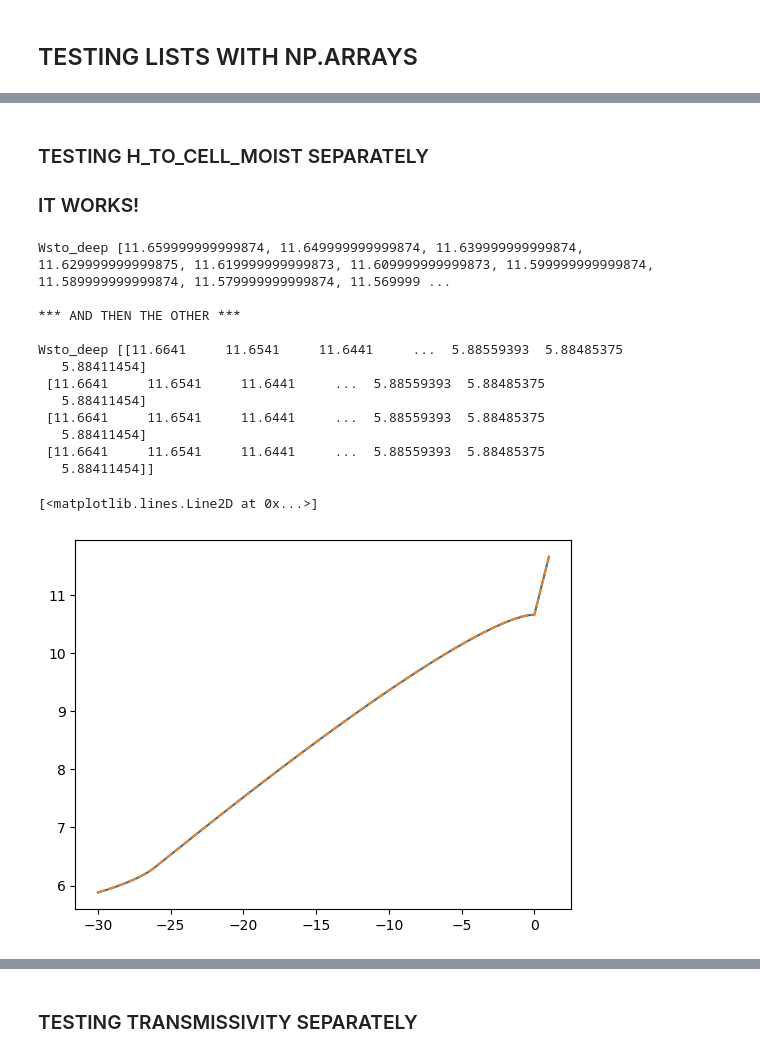
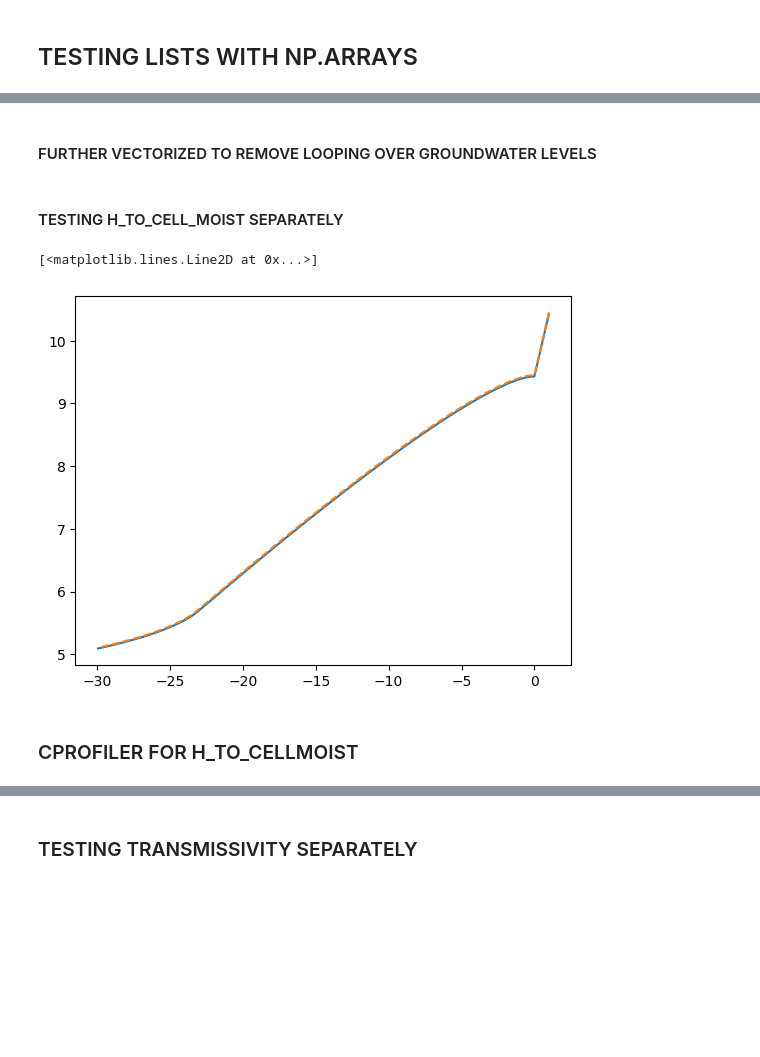
Before and after one commit to jpnousu/SpaFHy_v2.0, a Jupyter notebook: testing_pFs.ipynb, the cells around one changed output, grey strips where cells are left out. Saved outputs shown, nothing was run; the diff lists cells and outputs as text; code cells hidden in the pictures; blank space fills up the shorter version.

```diff
--- a/testing_pFs.ipynb
+++ b/testing_pFs.ipynb
@@ -173,7 +129,6 @@ def gwl_Wsto(z, pF, Ksat=None, root=False):
     # solve water storage corresponding to gwls
     Wsto_deep = [sum(h_to_cellmoist(pF_fine, g - z_mid_fine, dz_fine) * dz_fine)
             + max(0.0,g) for g in gwl]  # water storage above ground surface == gwl
-    # Wsto = [sum(h_to_cellmoist(pF_fine, g - z_mid_fine, dz_fine) * dz_fine) for g in gwl]  # old
 
     if root:
         Wsto_deep = [sum(h_to_cellmoist(pF_fine, g - z_mid_fine, dz_fine) * dz_fine) for g in gwl]
@@ -208,14 +163,14 @@ def h_to_cellmoist(pF, h, dz):
 
     Args:
         pF (dict):
-            'ThetaS' (array): saturated water content [m\ :sup:`3` m\ :sup:`-3`\ ]
-            'ThetaR' (array): residual water content [m\ :sup:`3` m\ :sup:`-3`\ ]
-            'alpha' (array): air entry suction [cm\ :sup:`-1`]
+            'ThetaS' (array): saturated water content [m3 m-3]
+            'ThetaR' (array): residual water content [m3 m-3]
+            'alpha' (array): air entry suction [cm-1]
             'n' (array): pore size distribution [-]
         h (array): pressure head [m]
         dz (array): soil conpartment thichness, node in center [m]
     Returns:
-        theta (array): volumetric water content of cell [m\ :sup:`3` m\ :sup:`-3`\ ]
+        theta (array): volumetric water content of cell [m3 m-3]
 
     Kersti Haahti, Luke 8/1/2018
     """
@@ -232,7 +187,6 @@ def h_to_cellmoist(pF, h, dz):
 
     # correct moisture of partly saturated cells
     ix = np.where(abs(h) < dz/2)
-    #print('ix', ix)
 
     if len(Ts) == 1:
         ixx = 0
@@ -355,16 +311,12 @@ def gwl_Wsto_vectorized(z, pF, Ksat=None, root=False):
 
     Wsto_deep = np.stack([h_to_cellmoist_vectorized(pF_fine, g - z_mid_fine, dz_fine) + max(0.0, g) for g in gwl]).T
 
-    #Wsto_deep = [sum(h_to_cellmoist(pF_fine, g - z_mid_fine, dz_fine) * dz_fine)
-    #        + max(0.0, g) for g in gwl]
-
     #if root:
     #    Wsto_deep = [sum(h_to_cellmoist(pF_fine, g - z_mid_fine, dz_fine) * dz_fine) for g in gwl]
     #    Wsto_deep = Wsto_deep/sum(dz)
     #    GwlToWsto = interp1d(np.array(gwl), np.array(Wsto_deep), fill_value='extrapolate')
     #    return {'to_rootmoist': GwlToWsto}
 
-    #step = -0.5
     gwl = np.arange(1.0, min(z_min)-5, step)
     Tr1 = np.stack([transmissivity_vectorized(dz, deep_ksats, g) * 86400. for g in gwl]).T
 
@@ -397,9 +349,9 @@ def h_to_cellmoist_vectorized(pF, h, dz):
                 'alpha' (np.ndarray): air entry suction [cm\ :sup:`-1`]
                 'n' (np.ndarray): pore size distribution [-]
         h (float): pressure head [m]
-        dz (np.ndarray): soil conpartment thichness, node in center [m]
+        dz (np.ndarray): soil compartment thichness, node in center [m]
     Returns:
-        theta (np.ndarray): volumetric water content of cell [m\ :sup:`3` m\ :sup:`-3`\ ]
+        theta (np.ndarray): Total volumetric water content of cell for given gwl
     """
 
     # water retention parameters
@@ -425,11 +377,12 @@ def h_to_cellmoist_vectorized(pF, h, dz):
     theta[ix] = Tr[ixx] + (Ts[ixx] - Tr[ixx]) / (1 + abs(alfa[ixx] * 100 * x[ix])**n[ixx])**m[ixx]
     # total moisture as weighted average
     theta[ix] = (theta[ix] * (dz[ix]/2 - h[ix]) + Ts[ixx] * (dz[ix]/2 + h[ix])) / (dz[ix])
-    theta = theta * dz
-    # here return theta
-    theta = np.nansum(theta, axis=1)
+    # from vwc to total water content
+    Wsto = theta * dz
+    #
+    Wsto = np.nansum(Wsto, axis=1)
 
-    return theta
+    return Wsto
 
 def transmissivity_vectorized(dz, Ksat, gwl):
     r""" Vectorized transmissivity function for 2D inputs.
@@ -545,0 +436,2 @@ Wsto_deep [[0.00720071 0.00720071]
+# %% [markdown]
+#### FURTHER VECTORIZED TO REMOVE LOOPING OVER GROUNDWATER LEVELS
@@ -546,10 +642,8 @@ Wsto_deep [[0.00720071 0.00720071]
 # %% [markdown]
-### TESTING H_TO_CELL_MOIST SEPARATELY
-### IT WORKS!
+#### TESTING H_TO_CELL_MOIST SEPARATELY
 # %%
-step = -0.01
+step = -0.05
 gwl = np.arange(1, -30, step)
-#gwl = np.array([1.])
 z = deep_zs[0]
 pF = deep_pFs[0]
 
@@ -558,7 +652,7 @@ dz = abs(z)
 dz[1:] = z[:-1] - z[1:] # profile depths into profile thicknesses
 
 # finer grid for calculating wsto to avoid discontinuity in C (dWsto/dGWL)
-z_fine = (np.arange(0, min(z), -0.01) - 0.01).astype(np.float64)
+z_fine = (np.arange(0, min(z), + step) + step).astype(np.float64)
 dz_fine = z_fine * 0.0 - step
 z_mid_fine = dz_fine / 2 - np.cumsum(dz_fine)
 ix = np.zeros(len(z_fine), dtype=np.float64)
@@ -580,8 +674,8 @@ plt.plot(gwl, Wsto_deep)
 
 ###
 
-z = deep_zs
-pF = deep_pFs
+z = deep_zs[0:1]
+pF = deep_pFs[0:1]
 dz = abs(z)
 dz[:,1:] = z[:,:-1] - z[:,1:]
 z_min = np.nanmin(z, axis=1)
@@ -599,45 +693,35 @@ mask = (z_fine_expanded < z_expanded) & ~np.isclose(z_fine_expanded, z_expanded,
 
 # Sum along the depth dimension to count how many times z_fine falls below z
 ix = np.sum(mask, axis=2).astype(int)
-ix = np.nan_to_num(ix, nan=0).astype(int)
+#ix = np.nan_to_num(ix, nan=0).astype(int)
 
 #plt.plot(ix[0])
 pF_fine = {}
 
 for key in pF[0].keys():  # Iterate over each parameter in `pF`
     # Convert pF into an array ensuring consistent shapes
     try:
         pF_array = np.vstack([p[key] for p in pF])  # Ensures (rows, depths) shape
     except ValueError:  # If rows have different lengths, handle it gracefully
         max_depth = max(len(p[key]) for p in pF)  # Find the longest row
         pF_array = np.full((len(pF), max_depth), np.nan)  # Initialize padded array
 
         # Fill rows with actual values
         for i, p in enumerate(pF):
             pF_array[i, :len(p[key])] = p[key]
 
     # Ensure `ix` values are within valid range (clip to prevent indexing errors)
     ix_valid = np.clip(ix.astype(int), 0, pF_array.shape[1] - 1)
 
     # Assign values using vectorized indexing
     pF_fine[key] = np.take_along_axis(pF_array, ix_valid, axis=1)  # Shape: (rows, fine_steps)
 
 
 Wsto_deep = np.stack([h_to_cellmoist_vectorized(pF_fine, g - z_mid_fine, dz_fine) + max(0.0, g) for g in gwl]).T
 
 plt.plot(gwl, Wsto_deep[0], linestyle='--')
 # %% [output]
-Wsto_deep [11.659999999999874, 11.649999999999874, 11.639999999999874, 11.629999999999875, 11.619999999999873, 11.609999999999873, 11.599999999999874, 11.589999999999874, 11.579999999999874, 11.569999 ...
-
-*** AND THEN THE OTHER ***
-
-Wsto_deep [[11.6641     11.6541     11.6441     ...  5.88559393  5.88485375
-   5.88411454]
- [11.6641     11.6541     11.6441     ...  5.88559393  5.88485375
-   5.88411454]
- [11.6641     11.6541     11.6441     ...  5.88559393  5.88485375
-   5.88411454]
- [11.6641     11.6541     11.6441     ...  5.88559393  5.88485375
-   5.88411454]]
+[<matplotlib.lines.Line2D at 0x...>]
-[<matplotlib.lines.Line2D at 0x...>]
-[figure, old version]
+[figure, new version]
+# %% [markdown]
+### CPROFILER FOR H_TO_CELLMOIST
```
Also changed, not shown: parts of 25 cells of this notebook, 3 other files.
